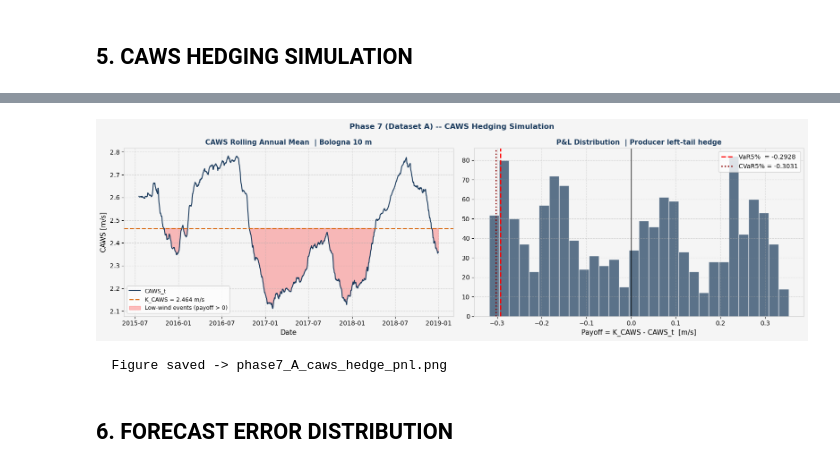
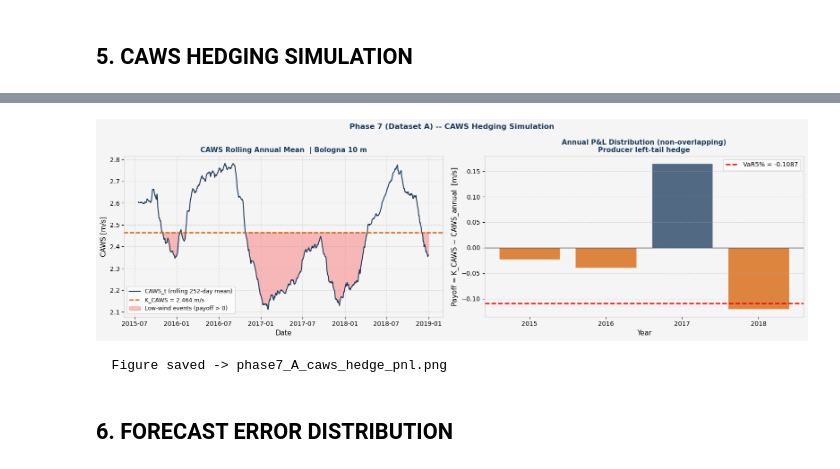
Before and after one commit to EnricoButali/Wind-Speed-Modelling, a Jupyter notebook: benchmark_notebooks/phase7/PHASE_7.ipynb, the cells around one changed output, grey strips where cells are left out. Drawn from its saved outputs; the diff is of its cells as text; code cells hidden in the pictures.

```diff
--- a/benchmark_notebooks/phase7/PHASE_7.ipynb
+++ b/benchmark_notebooks/phase7/PHASE_7.ipynb
@@ -392,40 +451,65 @@ print('  SECTION 5 -- CAWS HEDGING SIMULATION')
 print('=' * 65)
 print()
 
-# CAWS: normalised rolling annual mean wind speed
+# CAWS: normalised rolling annual mean wind speed (for time-series plot)
 w_daily = wind_raw['wind_speed'].resample('D').mean().dropna()
 CAWS    = w_daily.rolling(252, min_periods=200).mean().dropna()
 CAWS.name = 'CAWS'
-
 K_CAWS  = float(CAWS.mean())
-payoff  = K_CAWS - CAWS   # positive when wind is low (left-tail hedge)
-
-mean_pnl = float(payoff.mean())
-std_pnl  = float(payoff.std())
-sharpe   = mean_pnl / std_pnl if std_pnl > 0 else np.nan
-var5     = float(np.percentile(payoff, 5))
-cvar5    = float(payoff[payoff <= var5].mean())
 
 print(f'  CAWS_t = (1/252) x rolling 252-day mean wind speed  [m/s]')
 print(f'  Dataset A: Bologna 10 m  |  2015-2018')
 print(f'  K_CAWS (fair strike) = {K_CAWS:.4f} m/s  (mean CAWS over full sample)')
 print(f'  CAWS std             = {CAWS.std():.4f} m/s')
-print(f'  N valid obs          = {len(CAWS)}')
+print(f'  N rolling obs        = {len(CAWS)}')
 print()
-print(f'  Payoff = K_CAWS - CAWS_t  (>0 when wind is below fair strike)')
-print(f'  Mean P&L   : {mean_pnl:+.4f} m/s')
-print(f'  Std P&L    : {std_pnl:.4f} m/s')
-print(f'  Sharpe     : {sharpe:.4f}')
-print(f'  VaR5%      : {var5:+.4f} m/s')
-print(f'  CVaR5%     : {cvar5:+.4f} m/s')
 
+# ── Non-overlapping annual observations for distribution metrics ──────────────
+# Each calendar year gives one independent observation of mean wind speed.
+# This avoids serial-correlation bias from 252-day overlapping windows.
+annual_years = sorted(set(w_daily.index.year))
+annual_caws  = []
+for yr in annual_years:
+    yr_vals = w_daily[str(yr)].dropna()
+    if len(yr_vals) >= 200:
+        annual_caws.append({'year': yr, 'CAWS_annual': float(yr_vals.mean())})
+annual_df = pd.DataFrame(annual_caws).set_index('year')
+annual_df['payoff'] = K_CAWS - annual_df['CAWS_annual']
+
+mean_pnl_ann = float(annual_df['payoff'].mean())
+std_pnl_ann  = float(annual_df['payoff'].std(ddof=1))
+sharpe_ann   = mean_pnl_ann / std_pnl_ann if std_pnl_ann > 0 else np.nan
+n_ann        = len(annual_df)
+# VaR5% and CVaR5% on annual obs (with small n, use exact percentile)
+var5_ann     = float(np.percentile(annual_df['payoff'], 5))
+cvar5_ann    = float(annual_df['payoff'][annual_df['payoff'] <= var5_ann].mean())
+
+# Rolling payoff (for plotting)
+payoff_roll = K_CAWS - CAWS
+
+print(f'  NON-OVERLAPPING ANNUAL DISTRIBUTION METRICS (n={n_ann} years):')
+print(f'  Note: annual mean wind used to avoid serial-correlation bias')
+print(f'  from overlapping 252-day rolling windows (Tanaka council fix).')
+print()
+print(f'  Annual CAWS observations:')
+for yr, row in annual_df.iterrows():
+    print(f'    {yr}: CAWS={row.CAWS_annual:.4f} m/s  payoff={row.payoff:+.4f}')
+print()
+print(f'  Mean P&L  (annual) : {mean_pnl_ann:+.4f} m/s')
+print(f'  Std P&L   (annual) : {std_pnl_ann:.4f} m/s')
+print(f'  Sharpe    (annual) : {sharpe_ann:.4f}')
+print(f'  VaR5%     (annual) : {var5_ann:+.4f} m/s')
+print(f'  CVaR5%    (annual) : {cvar5_ann:+.4f} m/s')
+
+# ── Figures ───────────────────────────────────────────────────────────────────
 fig, axes = plt.subplots(1, 2, figsize=(16, 5))
 fig.patch.set_facecolor(LIGHTGRAY)
 for ax in axes:
     ax.set_facecolor(LIGHTGRAY)
     for sp in ax.spines.values(): sp.set_color('#cccccc')
 
-axes[0].plot(CAWS.index, CAWS.values, color=DARKBLUE, lw=1.5, label='CAWS_t')
+# Left: rolling CAWS time series
+axes[0].plot(CAWS.index, CAWS.values, color=DARKBLUE, lw=1.5, label='CAWS_t (rolling 252-day mean)')
 axes[0].axhline(K_CAWS, color=ORANGE, lw=1.8, ls='--',
                  label=f'K_CAWS = {K_CAWS:.3f} m/s')
 axes[0].fill_between(CAWS.index, CAWS.values, K_CAWS,
@@ -438,15 +522,19 @@ axes[0].set_title('CAWS Rolling Annual Mean  | Bologna 10 m',
 axes[0].legend(fontsize=9)
 axes[0].grid(True, ls='--', alpha=0.4, color='#aaaaaa')
 
-axes[1].hist(payoff, bins=30, color=DARKBLUE, alpha=0.7, edgecolor='white')
-axes[1].axvline(var5,  color='red',    lw=2, ls='--', label=f'VaR5%  = {var5:+.4f}')
-axes[1].axvline(cvar5, color='darkred', lw=2, ls=':',  label=f'CVaR5% = {cvar5:+.4f}')
-axes[1].axvline(0, color='black', lw=1)
-axes[1].set_xlabel('Payoff = K_CAWS - CAWS_t  [m/s]', fontsize=11)
-axes[1].set_title('P&L Distribution  | Producer left-tail hedge',
+# Right: annual payoff distribution (non-overlapping)
+axes[1].bar(annual_df.index.astype(str), annual_df['payoff'],
+             color=[DARKBLUE if v >= 0 else ORANGE for v in annual_df['payoff']],
+             alpha=0.75, edgecolor='white')
+axes[1].axhline(0, color='black', lw=1)
+axes[1].axhline(var5_ann, color='red', lw=2, ls='--',
+                 label=f'VaR5% = {var5_ann:+.4f}')
+axes[1].set_xlabel('Year', fontsize=11)
+axes[1].set_ylabel('Payoff = K_CAWS − CAWS_annual  [m/s]', fontsize=11)
+axes[1].set_title('Annual P&L Distribution (non-overlapping)\nProducer left-tail hedge',
                    fontsize=11, color=DARKBLUE, fontweight='bold')
 axes[1].legend(fontsize=10)
-axes[1].grid(True, ls='--', alpha=0.4, color='#aaaaaa')
+axes[1].grid(True, ls='--', alpha=0.4, color='#aaaaaa', axis='y')
 
 fig.suptitle('Phase 7 (Dataset A) -- CAWS Hedging Simulation',
               fontsize=12, color=DARKBLUE, fontweight='bold')
@@ -474,4 +563,4 @@ print('  Figure saved -> phase7_A_caws_hedge_pnl.png')
-[figure, old version]
+[figure, new version]
   Figure saved -> phase7_A_caws_hedge_pnl.png
 # %% [markdown]
 ## 6. FORECAST ERROR DISTRIBUTION
```
Also changed, not shown: parts of 4 cells of this notebook, 10 other files.
